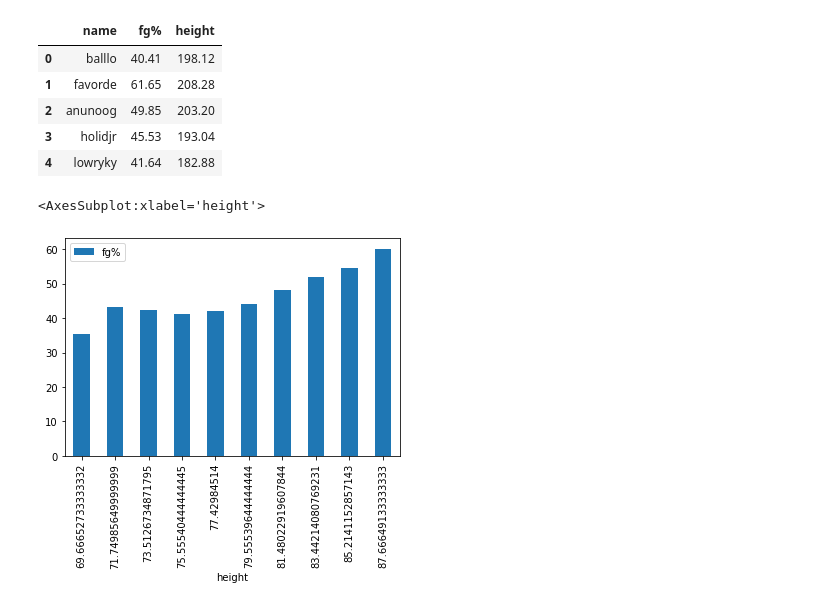
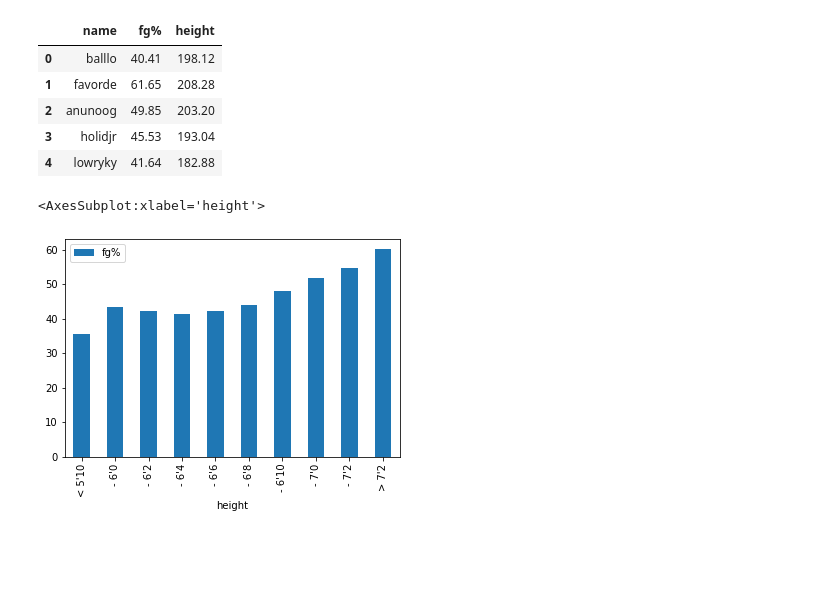
Before and after one commit to NateCollins11/NBA_Heatcheck, a Jupyter notebook: NBA stats test.ipynb, the cells around one changed output. Saved outputs shown, nothing was run; the diff lists cells and outputs as text; code cells hidden in the pictures; blank space fills up the shorter version.

```diff
--- a/NBA stats test.ipynb
+++ b/NBA stats test.ipynb
@@ -128,19 +141,20 @@ name_fgp_height.head()
 # %%
 import matplotlib as mpl
 
 nfh = name_fgp_height.copy()
 
 nfh["height"] = nfh["height"].map(lambda x: x * 0.3937)
 
 bins = pd.IntervalIndex.from_tuples([(0, 70), (70, 72), (72, 74), (74, 76), (76, 78), (78, 80), (80, 82), (82, 84), (84, 86), (86, 100)])
 
-
+bin_names = ["< 5'10", "- 6'0", "- 6'2", "- 6'4", "- 6'6", "- 6'8", "- 6'10", "- 7'0", "- 7'2", "> 7'2" ]
 
 groups = nfh.groupby(pd.cut(nfh["height"], bins)).mean()
+groups["height"] = bin_names
 
 
 
 groups.plot(kind = "bar", x = "height", y = "fg%")
 # %% [output]
 <AxesSubplot:xlabel='height'>
-[figure, old version]
+[figure, new version]
```
Also changed, not shown: parts of 1 cell of this notebook, 1 other file.
